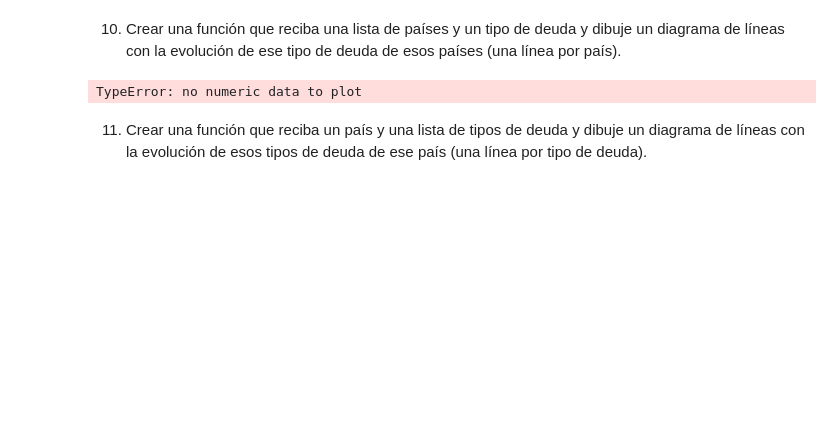
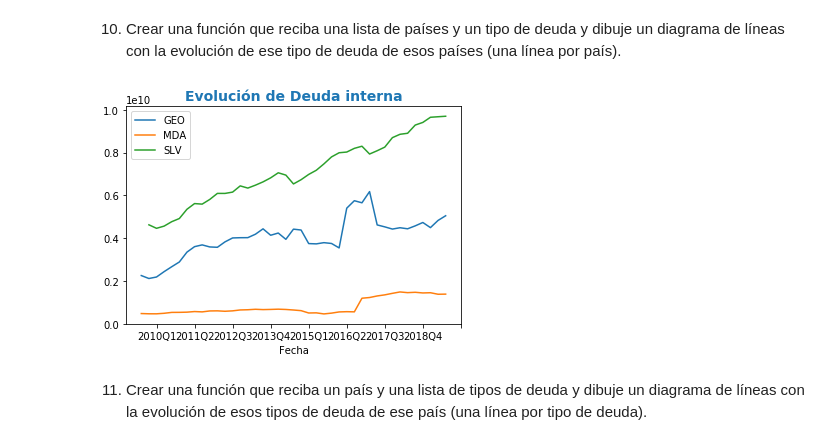
Before and after one commit to asalber/asalber.github.io, a Jupyter notebook: python/trabajos/soluciones/deuda-publica.ipynb, the cells around one changed output. Saved outputs shown, nothing was run; the diff lists cells and outputs as text; code cells hidden in the pictures; blank space fills up the shorter version.

```diff
--- a/python/trabajos/soluciones/deuda-publica.ipynb
+++ b/python/trabajos/soluciones/deuda-publica.ipynb
@@ -295,33 +306,32 @@ TypeError: no numeric data to plot
 # %%
 def evolucion_tipo_deuda(deuda, paises, tipo):
     ''' Función que dibuja un diagrama de líneas con la evolución de un tipo de deuda y una lista de países dados.
 
     Parámetros:
         - deuda: Es un DataFrame con las deudas de los países.
         - paises: Es una lista de cadenas con los nombres de los países.
         - tipo: Es una cadena con el tipo de deuda.
     '''
 
     # Filtramos los países y el tipo de deuda
     deuda_filtro = deuda[(deuda.PaisId.isin(paises)) & (deuda.TipoId == tipo)]
     # Convertimos la fecha en el índice
     deuda_filtro.set_index('Fecha', inplace=True)
     # Creamos la figura y los ejes
     fig, ax = plt.subplots()
     # Dibujamos el diagrama de barras
     deuda_filtro.groupby('PaisId').Cantidad.plot(legend=True, ax=ax)
     # Añadimos el título
     ax.set_title('Evolución de ' + tipo, loc="center",
                  fontdict={'fontsize': 14, 'fontweight': 'bold', 'color': 'tab:blue'})
     # Guardamos el gráfico.
-    plt.savefig('img/evolucion-tipo-deuda-' +
-                tipo + '.png', bbox_inches='tight')
+    plt.show()
     return
 
 # Ejemplo
 evolucion_tipo_deuda(deuda, ['GEO', 'SLV', 'MDA'], 'Deuda interna')
 # %% [output]
-TypeError: no numeric data to plot
+[figure, added]
 # %% [markdown]
 11. Crear una función que reciba un país y una lista de tipos de deuda y dibuje un diagrama de líneas con la evolución de esos tipos de deuda de ese país (una línea por tipo de deuda).
 # %%
```
Also changed, not shown: parts of 12 cells of this notebook, 3 other files.
